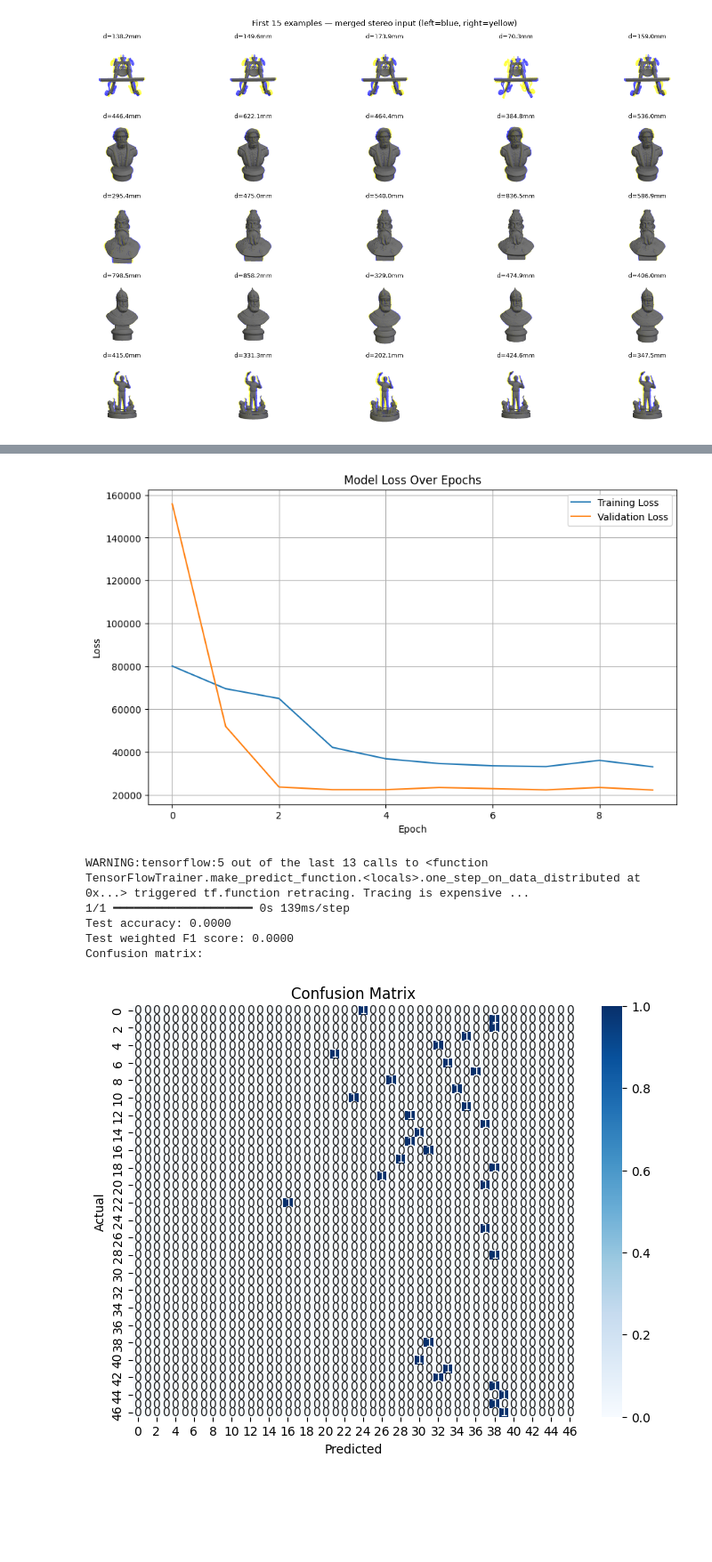
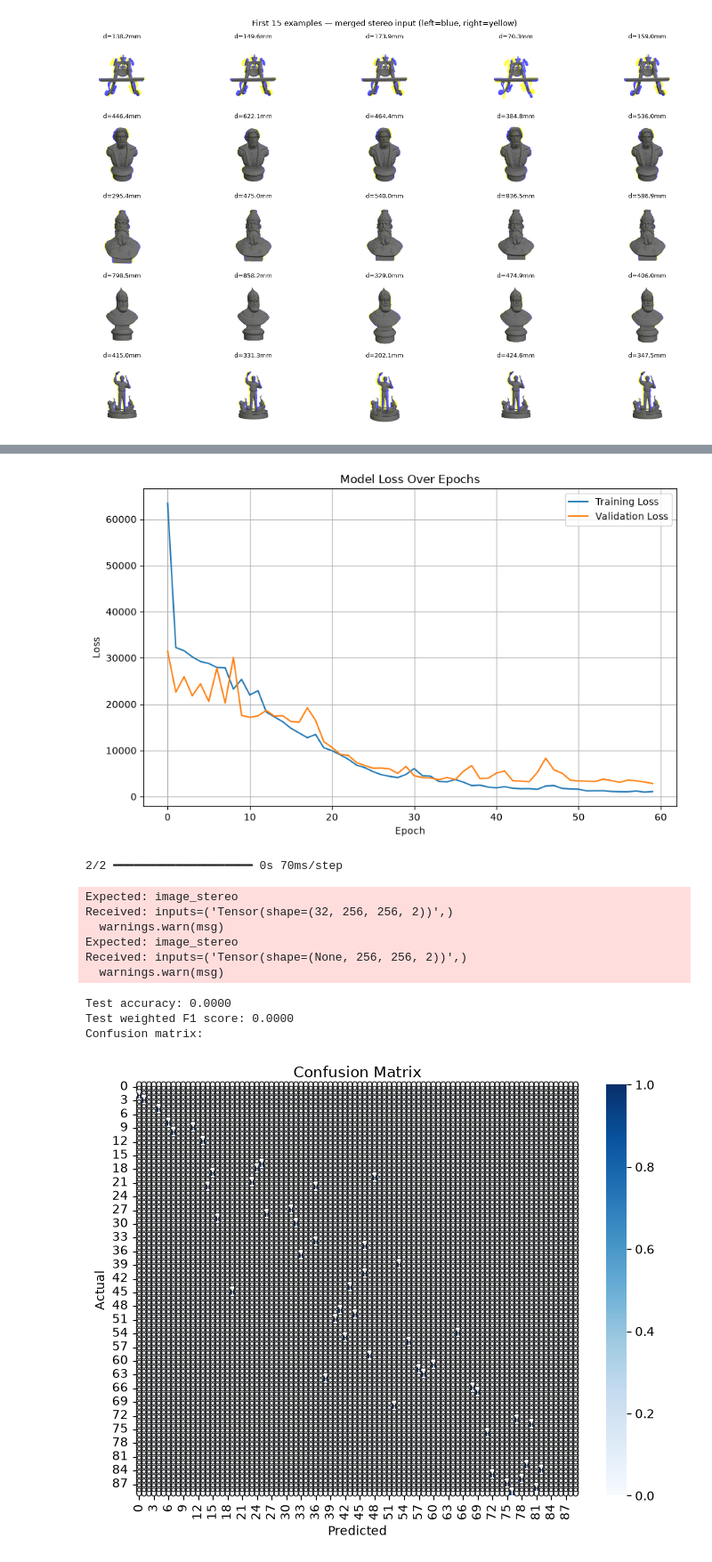
Before and after one commit to nivnoach/stereocrunch, a Jupyter notebook: depth.ipynb, the cells around one changed output, grey strips where cells are left out. Shown at 89% size. Drawn from its saved outputs; the diff is of its cells as text; code cells hidden in the pictures; blank space fills up the shorter version.

Commit message:
Added prediction and evaluation

```diff
--- a/depth.ipynb
+++ b/depth.ipynb
@@ -95,7 +95,7 @@ import tensorflow as tf
 input_shape = image_size + (2,)
 
 def model_tree(input_tensor):
-    x = tf.keras.layers.Conv2D(32, 3, activation="relu", padding="same")(input_tensor)
+    x = tf.keras.layers.Conv2D(32, 5, activation="relu", padding="same")(input_tensor)
     x = tf.keras.layers.MaxPool2D(2)(x)
     x = tf.keras.layers.Conv2D(16, 3, activation="relu", padding="same")(x)
     x = tf.keras.layers.MaxPool2D(2)(x)
@@ -105,17 +105,10 @@ def model_tree(input_tensor):
     return x
 
 input_image = tf.keras.Input(shape=input_shape, name="image_stereo")
-# input_image_2 = tf.keras.Input(shape=input_shape, name="image_2")
-
-# branch_1 = model_tree(input_image_1)
-# branch_2 = model_tree(input_image_2)
-
-# combined = tf.keras.layers.Concatenate()([branch_1, branch_2])
-# output_d = tf.keras.layers.Dense(1, activation="linear", name="d")(combined)
 output_d = model_tree(input_image)
 
 model = tf.keras.Model(inputs=input_image, outputs=output_d)
-model.compile(optimizer="adam", loss="mse")
+model.compile(optimizer="adam", loss="mse", )
 
 model.summary()
 # %% [output]
@@ -149,27 +142,16 @@ from sklearn.model_selection import train_test_split
 from sklearn.metrics import accuracy_score, f1_score, confusion_matrix
 
 # normalize image data for training
-left_images = left_images.astype("float32") / 255.0
-right_images = right_images.astype("float32") / 255.0
+adjusted_images = Stereo_Images.astype("float32") / 255.0
 
-# target is the "d" value
-y = csv_values[:, 0].astype("float32")
-
-# normalize image data for training
-left_images = left_images.astype("float32") / 255.0
-right_images = right_images.astype("float32") / 255.0
-
-# target is the "d" value
-y = csv_values[:, 0].astype("float32")
-
-X_train_left, X_test_left, X_train_right, X_test_right, y_train, y_test = train_test_split(
-    left_images, right_images, y, test_size=0.2, random_state=42, shuffle=True
+X_train, X_test, y_train, y_test = train_test_split(
+    adjusted_images, y, test_size=0.2, random_state=42, shuffle=True
 )
 
 history = model.fit(
-    [X_train_left, X_train_right],
+    X_train,
     y_train,
-    epochs=10,
+    epochs=60,
     batch_size=20,
     validation_split=0.2,
     shuffle=True,
@@ -208,43 +187,48 @@ plt.legend()
 plt.grid(True)
 plt.show()
 # %% [output]
-[figure, old version]
+[figure, new version]
 # %%
 # Evaluate the model on the test set and print accuracy, F1 score, and confusion matrix
 #
 # Confusion matrix and F1 score are more meaningful for classification tasks, but since
 # this is a regression task, we will convert the continuous outputs to discrete labels
 # for evaluation purposes.
 
 import matplotlib.pyplot as plt
 import seaborn as sns
 
-y_pred = model.predict([X_test_left, X_test_right]).flatten()
+y_pred = model.predict([X_test]).flatten()
 
 # convert regression outputs to discrete labels for accuracy / f1 / confusion matrix
 y_test_cls = np.rint(y_test).astype(int)
 y_pred_cls = np.rint(y_pred).astype(int)
 
 acc = accuracy_score(y_test_cls, y_pred_cls)
 f1 = f1_score(y_test_cls, y_pred_cls, average="weighted")
 cm = confusion_matrix(y_test_cls, y_pred_cls)
 
 print(f"Test accuracy: {acc:.4f}")
 print(f"Test weighted F1 score: {f1:.4f}")
 print("Confusion matrix:")
 
 # Display the confusion matrix as a heatmap
 import matplotlib.pyplot as plt
 plt.figure(figsize=(8, 6))
 sns.heatmap(cm, annot=True, fmt='d', cmap='Blues', cbar=True)
 plt.xlabel('Predicted')
 plt.ylabel('Actual')
 plt.title('Confusion Matrix')
 plt.show()
 # %% [output]
-WARNING:tensorflow:5 out of the last 13 calls to <function TensorFlowTrainer.make_predict_function.<locals>.one_step_on_data_distributed at 0x...> triggered tf.function retracing. Tracing is expensive ...
-1/1 ━━━━━━━━━━━━━━━━━━━━ 0s 139ms/step
-Test accuracy: 0.0000
-Test weighted F1 score: 0.0000
-Confusion matrix:
+2/2 ━━━━━━━━━━━━━━━━━━━━ 0s 70ms/step
+Expected: image_stereo
+Received: inputs=('Tensor(shape=(32, 256, 256, 2))',)
+  warnings.warn(msg)
+Expected: image_stereo
+Received: inputs=('Tensor(shape=(None, 256, 256, 2))',)
+  warnings.warn(msg)
+Test accuracy: 0.0000
+Test weighted F1 score: 0.0000
+Confusion matrix:
-[figure, old version]
+[figure, new version]
```
Also changed, not shown: parts of 3 cells of this notebook.
